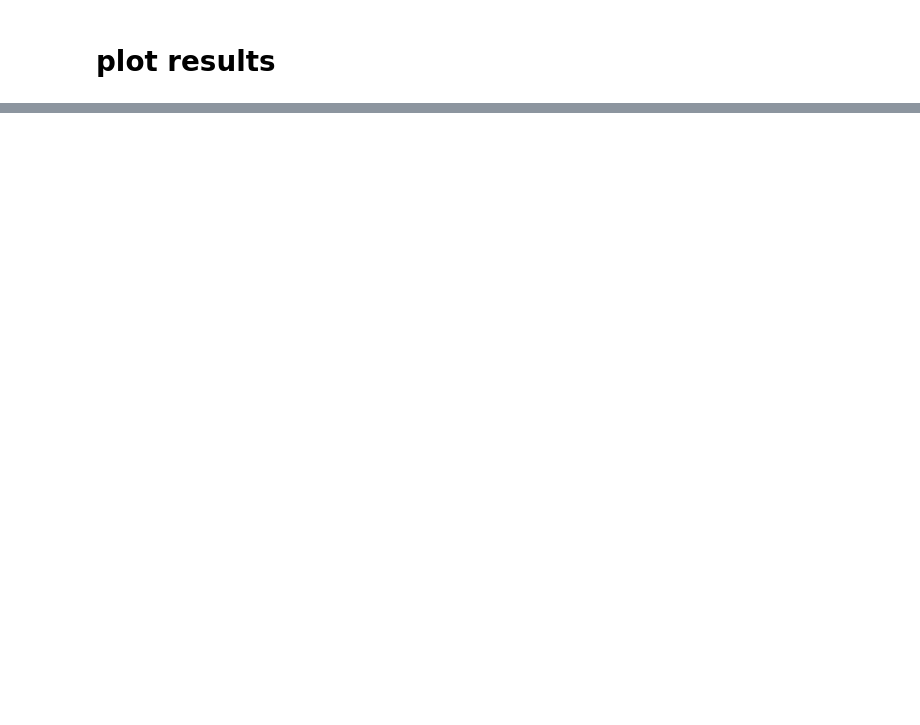
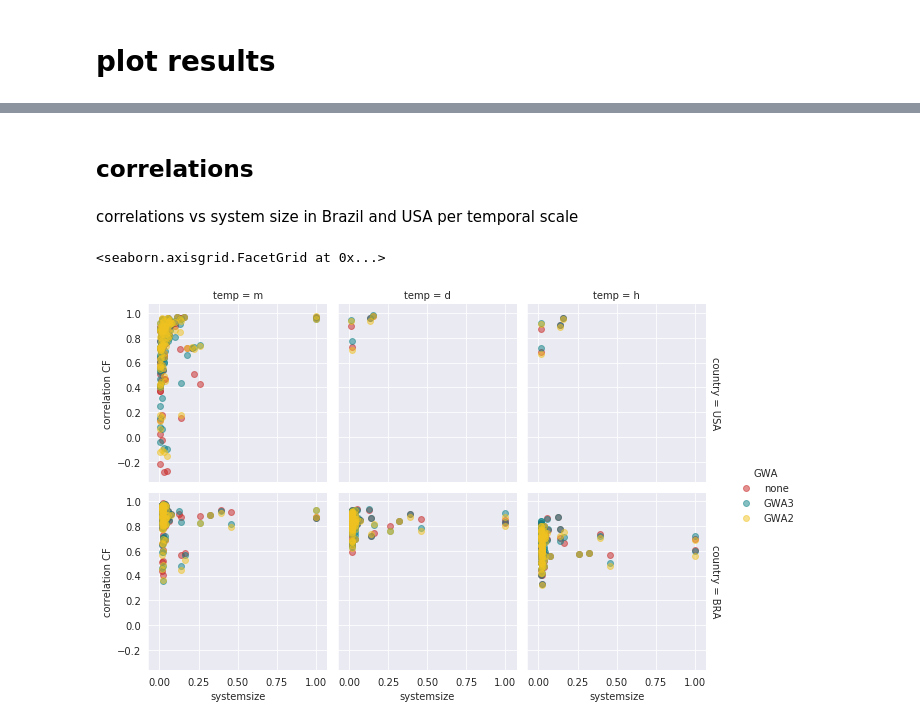
Before and after one commit to KatharinaGruber/windpower_GWA, a Jupyter notebook: merge_results_BRAUSA_gridpoints.ipynb, the cells around one changed output, grey strips where cells are left out. Drawn from its saved outputs; the diff is of its cells as text; code cells hidden in the pictures; blank space fills up the shorter version.

```diff
--- a/merge_results_BRAUSA_gridpoints.ipynb
+++ b/merge_results_BRAUSA_gridpoints.ipynb
@@ -171,0 +108,11 @@ plt.ylim((0,1))
+# %% [markdown]
+## correlations
+# %% [markdown]
+correlations vs system size in Brazil and USA per temporal scale
+# %%
+sns.FacetGrid(col='temp',row='country',
+              hue='GWA',data=results[results.param=='cor'], margin_titles=True
+             ).map(plt.scatter,'systemsize','value',alpha=0.5).add_legend().set_axis_labels("systemsize", "correlation CF")
+# %% [output]
+<seaborn.axisgrid.FacetGrid at 0x...>
+[figure, added]
```
Also changed, not shown: parts of 54 cells of this notebook.
